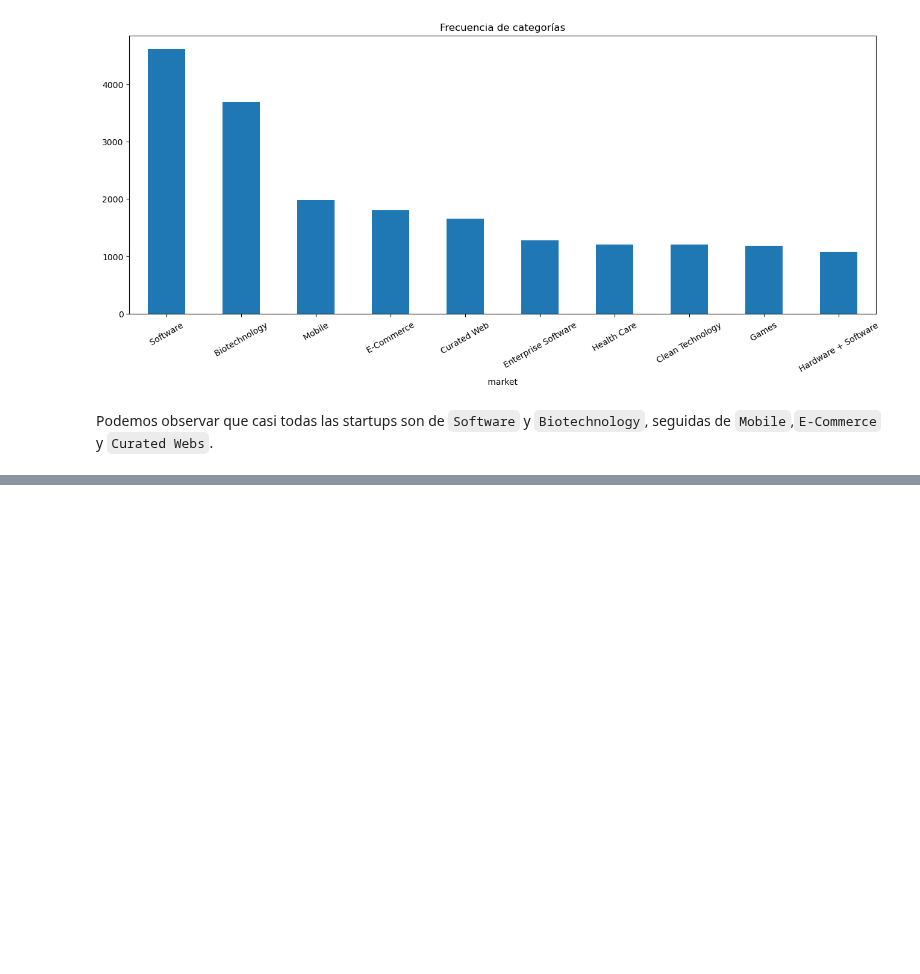
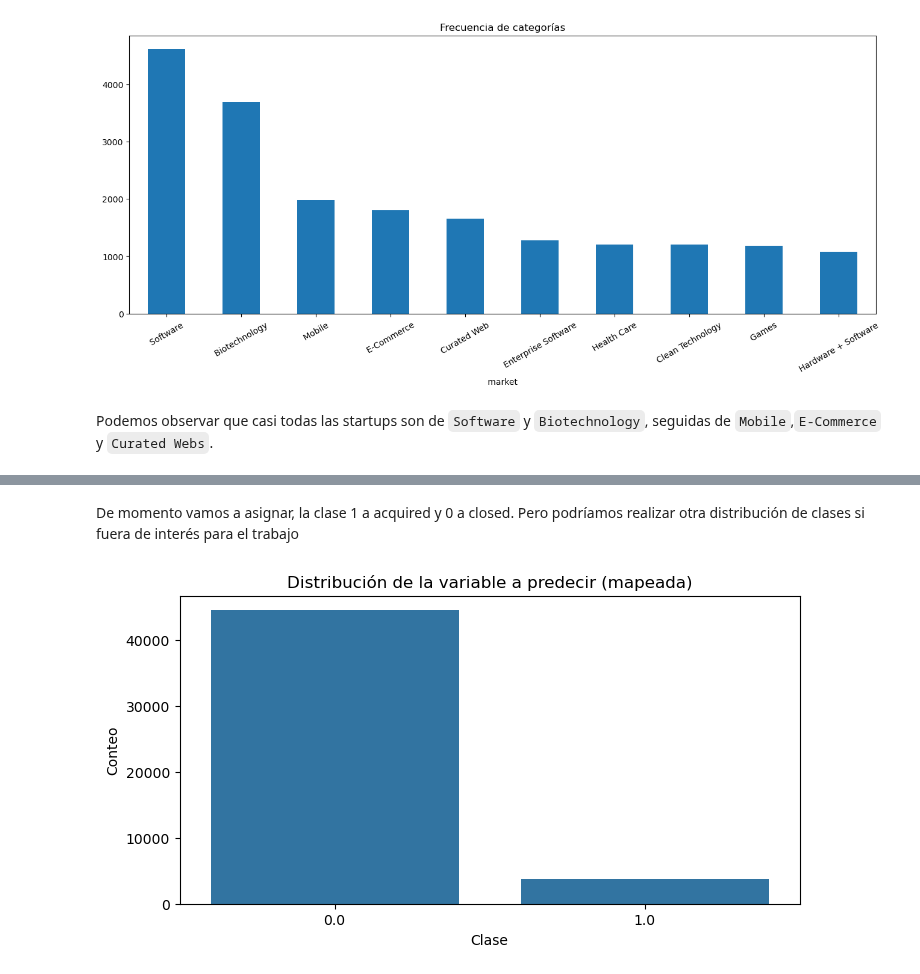
Before and after one commit to martinsoteIo/Predicting_Startup_Acquisitions, a Jupyter notebook: startup_investments_project/startup_investments_classification.ipynb, the cells around one changed output, grey strips where cells are left out. Cells and saved outputs as stored; diff of their text form; code cells hidden in the pictures; blank space fills up the shorter version.

```diff
--- a/startup_investments_project/startup_investments_classification.ipynb
+++ b/startup_investments_project/startup_investments_classification.ipynb
@@ -190,0 +201,17 @@ Podemos observar que casi todas las startups son de `Software` y `Biotechnology`
+# %% [markdown]
+De momento vamos a asignar, la clase 1 a acquired y 0 a closed. Pero podríamos realizar otra distribución de clases si fuera de interés para el trabajo
+# %%
+target = 'exito'
+mapping = {'operating': 0, 'closed': 0, 'acquired': 1}
+
+df[target] = df[target].map(mapping)
+
+
+plt.figure(figsize=(8, 4))
+sns.countplot(x=target, data=df)
+plt.title('Distribución de la variable a predecir (mapeada)')
+plt.xlabel('Clase')
+plt.ylabel('Conteo')
+plt.show()
+# %% [output]
+[figure, added]
```
Also changed, not shown: parts of 5 cells of this notebook.
